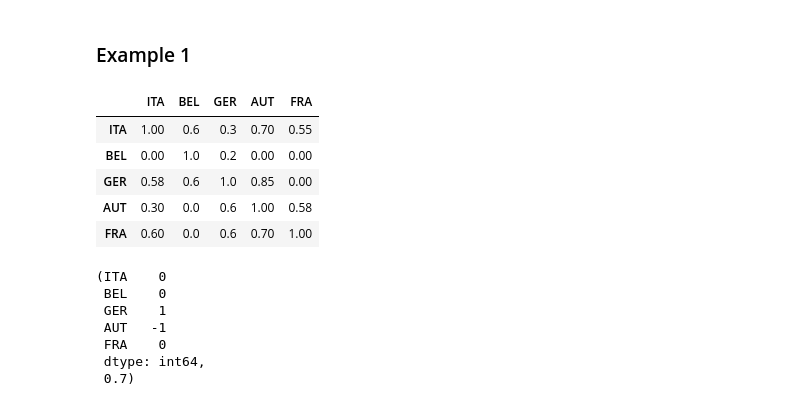
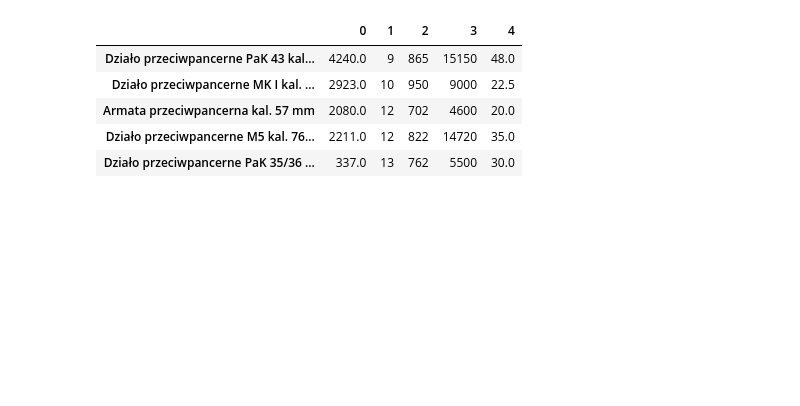
Before and after one commit to Jedrek00/ISWD, a Jupyter notebook: Project5/project/Electre.ipynb, the cells around one changed output. Drawn from its saved outputs; the diff is of its cells as text; code cells hidden in the pictures; blank space fills up the shorter version.

```diff
--- a/Project5/project/Electre.ipynb
+++ b/Project5/project/Electre.ipynb
@@ -7,33 +10,29 @@ sys.path.append(os.path.abspath('../'))
 from mcda.electre.outranking.ranking import *
 from mcda.electre.plot import *
-# %% [markdown]
-### Example 1
-# %%
-alternatives = ['ITA', 'BEL', 'GER', 'AUT', 'FRA']
-
-credibility_matrix = pd.DataFrame([
-    [1, 0.6, 0.3, 0.7, 0.55],
-    [0, 1, 0.2, 0, 0],
-    [0.58, 0.6, 1, 0.85, 0],
-    [0.3, 0, 0.6, 1, 0.58],
-    [0.6, 0, 0.6, 0.7, 1]
-], index=alternatives, columns=alternatives)
-credibility_matrix
-# %% [output]
-|  | ITA | BEL | GER | AUT | FRA |
-| ITA | 1.00 | 0.6 | 0.3 | 0.70 | 0.55 |
-| BEL | 0.00 | 1.0 | 0.2 | 0.00 | 0.00 |
-| GER | 0.58 | 0.6 | 1.0 | 0.85 | 0.00 |
-| AUT | 0.30 | 0.0 | 0.6 | 1.00 | 0.58 |
-| FRA | 0.60 | 0.0 | 0.6 | 0.70 | 1.00 |
-# %%
-qualification = alternative_qualities(credibility_matrix)
-qualification
-# %% [output]
-(ITA    0
- BEL    0
- GER    1
- AUT   -1
- FRA    0
- dtype: int64,
- 0.7)
+# %%
+indexes = ['Działo przeciwpancerne PaK 43 kal. 88 mm',
+           'Działo przeciwpancerne MK I kal. 76.2 mm',
+           'Armata przeciwpancerna kal. 57 mm',
+           'Działo przeciwpancerne M5 kal. 76.2 mm',
+           'Działo przeciwpancerne PaK 35/36 kal. 37 mm',
+           'Działo przeciwpancerne PaK 38 kal. 50 mm',
+           'Działo przeciwpancerne PaK 40 kal. 75 mm',
+           'Armata przeciwpancerna wz. 1937 kal. 47 mm',
+           'Działo przeciwpancerne wz. 1937 kal. 45 mm',
+           'Działo przeciwpancerne M35 kal. 47 mm',
+           'Armata przeciwpancerna Hotchkiss wz. 1934 kal. 25 mm',
+           'Działo przeciwpancerne kal. 40 mm',
+           'Armata dywizyjna wz. 1942 ZiS-3 76.2 mm',
+           'Działo przeciwpancerne M3 kal. 37 mm',
+           'Działo przeciwpancerne ZiS wz. 1943 kal. 57 mm']
+data = pd.read_csv("dane.csv", header=None)
+# %%
+data.index = indexes
+data.head()
+# %% [output]
+|  | 0 | 1 | 2 | 3 | 4 |
+| Działo przeciwpancerne PaK 43 kal... | 4240.0 | 9 | 865 | 15150 | 48.0 |
+| Działo przeciwpancerne MK I kal. ... | 2923.0 | 10 | 950 | 9000 | 22.5 |
+| Armata przeciwpancerna kal. 57 mm | 2080.0 | 12 | 702 | 4600 | 20.0 |
+| Działo przeciwpancerne M5 kal. 76... | 2211.0 | 12 | 822 | 14720 | 35.0 |
+| Działo przeciwpancerne PaK 35/36 ... | 337.0 | 13 | 762 | 5500 | 30.0 |
```
Also changed, not shown: parts of 13 cells of this notebook, 1 other file.
